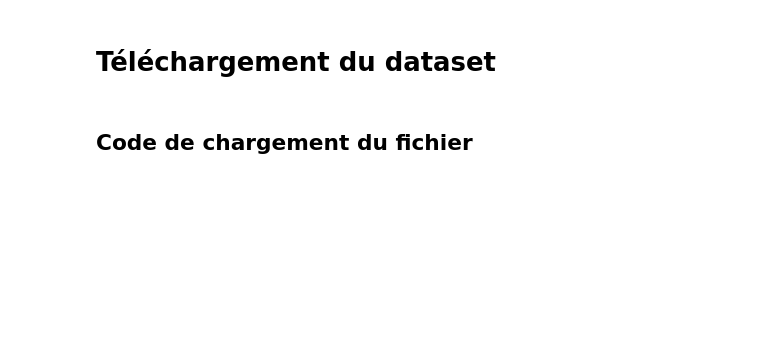
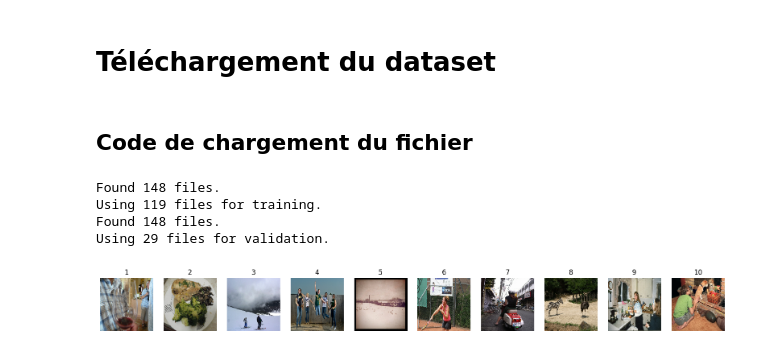
Before and after one commit to Byrong8at/Cnn-and-RNN, a Jupyter notebook: Livrable 2/Livrable2 copy.ipynb, the cells around one changed output. Drawn from its saved outputs; the diff is of its cells as text; code cells hidden in the pictures; blank space fills up the shorter version.

```diff
--- a/Livrable 2/Livrable2 copy.ipynb
+++ b/Livrable 2/Livrable2 copy.ipynb
@@ -83,3 +89,65 @@ if step_unzip==True:
     Get_file(folder_raw)
 # %% [markdown]
 ## Code de chargement du fichier
+# %%
+BATCH_SIZE = 32
+IMG_SIZE = (128,128) # Il me semble que c'était le meilleur modele à 64px
+img_size = 64
+train_split = 0.8
+test_split = 0.2 # Ici je fais 0.8 et 0.2 car on a pas bcp de données.
+# %%
+dataset_raw = Path(f"./data/dataset/")
+import tensorflow as tf
+
+train_set = tf.keras.utils.image_dataset_from_directory(
+    dataset_raw,
+    validation_split=1 - train_split,
+    labels=None,
+    image_size=IMG_SIZE,
+    batch_size=BATCH_SIZE,
+    subset="training",
+    seed=42
+)
+
+test_set = tf.keras.utils.image_dataset_from_directory(
+    dataset_raw,
+    validation_split=test_split,
+    labels=None,
+    image_size=IMG_SIZE,
+    batch_size=BATCH_SIZE,
+    subset="validation",
+    seed=42
+)
+
+AUTOTUNE = tf.data.experimental.AUTOTUNE
+
+normalization_layer = tf.keras.layers.Rescaling(1./255)
+
+train_set = train_set.map(
+    lambda x: (normalization_layer(x), normalization_layer(x))
+)
+
+test_set = test_set.map(
+    lambda x: (normalization_layer(x), normalization_layer(x))
+)
+
+train_set = train_set.cache().shuffle(1000).prefetch(buffer_size=AUTOTUNE)
+test_set = test_set.cache().prefetch(buffer_size=AUTOTUNE)
+# %% [output]
+Found 148 files.
+Using 119 files for training.
+Found 148 files.
+Using 29 files for validation.
+# %%
+n = 10
+
+plt.figure(figsize=(20, 4))
+
+for images, _ in train_set.take(1):
+    for i in range(n):
+        ax = plt.subplot(2, n, i + 1)
+        plt.imshow(images[i].numpy())
+        plt.title(f'{i+1}')
+        plt.axis("off")
+# %% [output]
+[figure, added]
```
Also changed, not shown: parts of 4 cells of this notebook.
